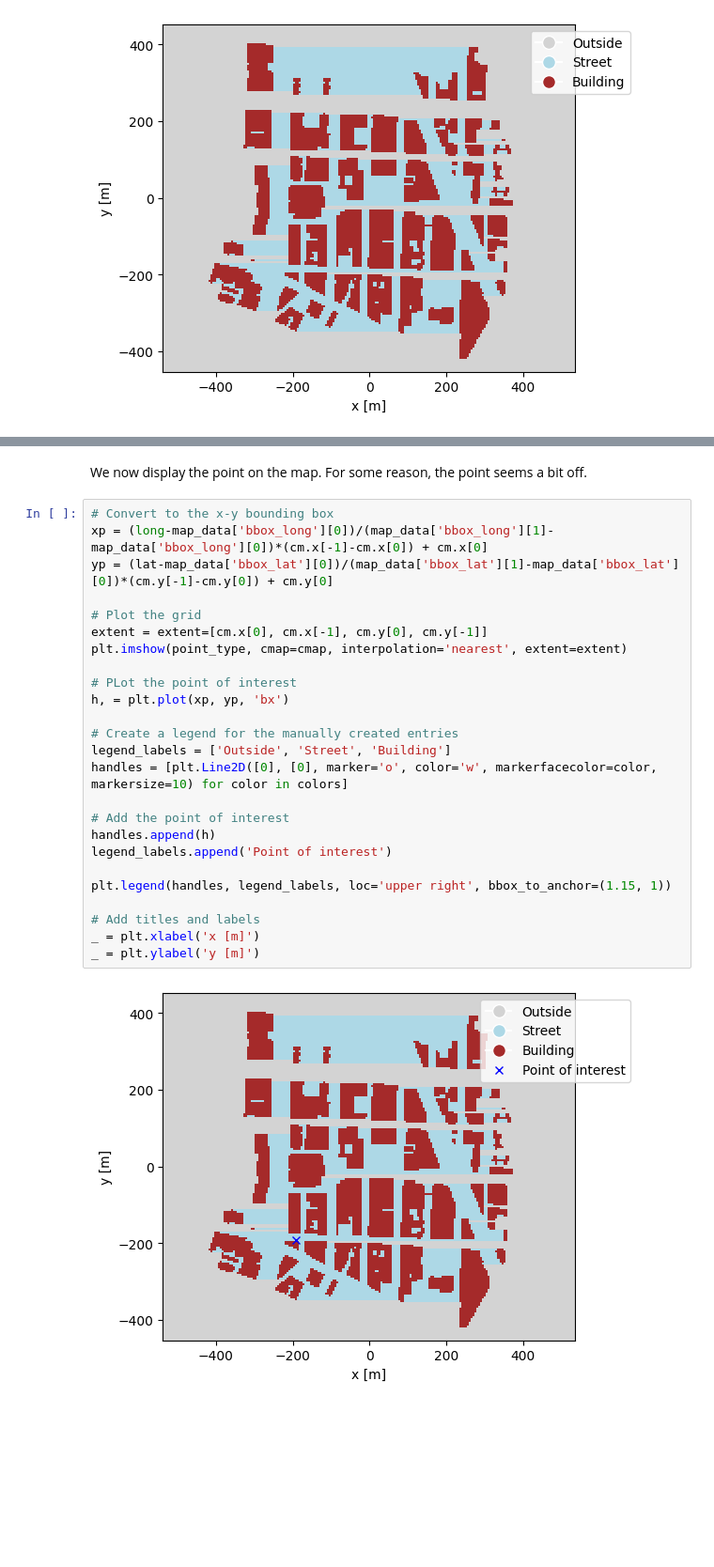
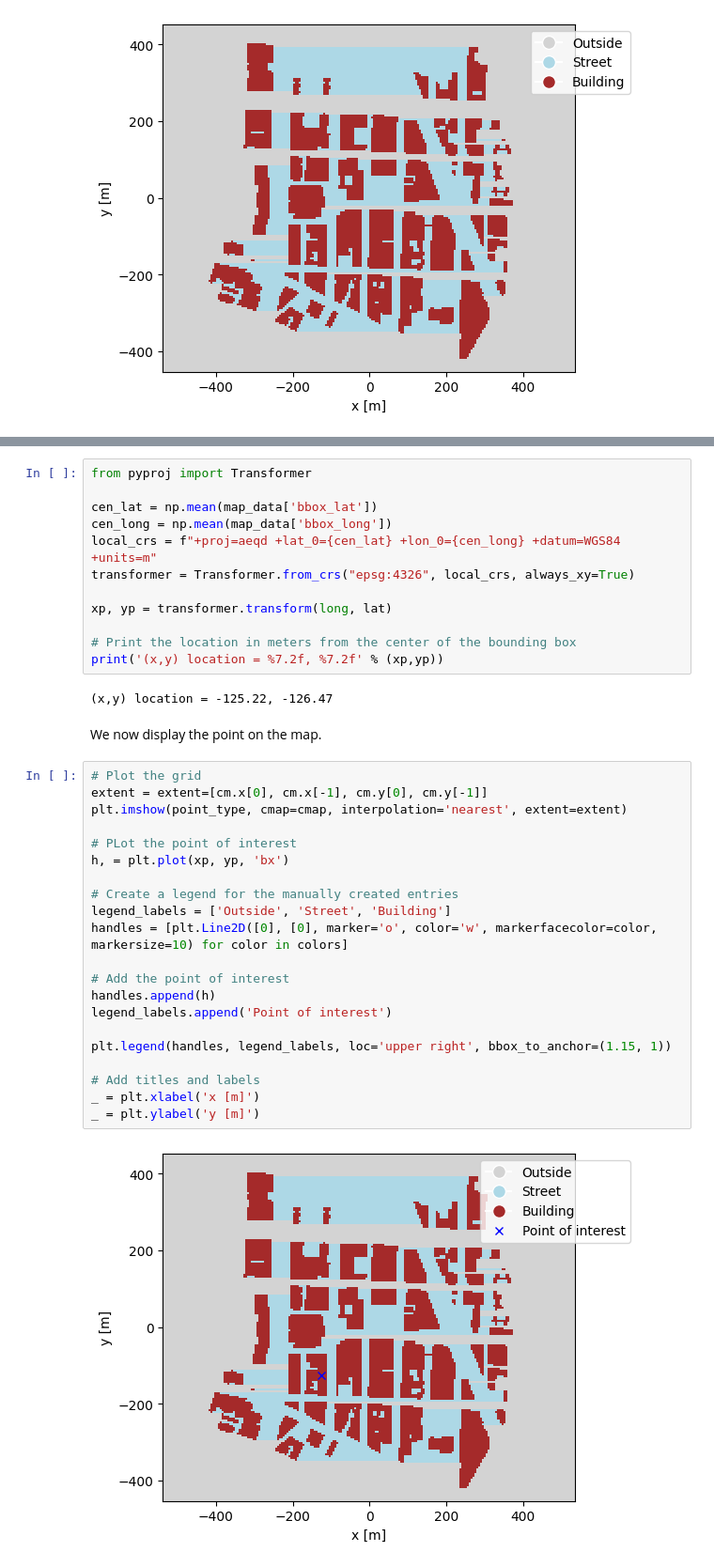
Before and after one commit to sdrangan/wirelesscomm, a Jupyter notebook: docs/geodemo/demo_scenegen.ipynb, the cells around one changed output, grey strips where cells are left out. Shown: that part at 94% size. Drawn from its saved outputs; the diff is of its cells as text; blank space fills up the shorter version.

Commit message:
Corrected the coordinate transformation

```diff
--- a/docs/geodemo/demo_scenegen.ipynb
+++ b/docs/geodemo/demo_scenegen.ipynb
@@ -220,29 +226,39 @@ long = -73.987561
+# %%
+from pyproj import Transformer
+
+cen_lat = np.mean(map_data['bbox_lat'])
+cen_long = np.mean(map_data['bbox_long'])
+local_crs = f"+proj=aeqd +lat_0={cen_lat} +lon_0={cen_long} +datum=WGS84 +units=m"
+transformer = Transformer.from_crs("epsg:4326", local_crs, always_xy=True)
+
+xp, yp = transformer.transform(long, lat)
+
+# Print the location in meters from the center of the bounding box
+print('(x,y) location = %7.2f, %7.2f' % (xp,yp))
+# %% [output]
+(x,y) location = -125.22, -126.47
 # %% [markdown]
-We now display the point on the map.  For some reason, the point seems a bit off.
+We now display the point on the map.
 # %%
-# Convert to the x-y bounding box
-xp = (long-map_data['bbox_long'][0])/(map_data['bbox_long'][1]-map_data['bbox_long'][0])*(cm.x[-1]-cm.x[0]) + cm.x[0]
-yp = (lat-map_data['bbox_lat'][0])/(map_data['bbox_lat'][1]-map_data['bbox_lat'][0])*(cm.y[-1]-cm.y[0]) + cm.y[0]
-
 # Plot the grid
 extent = extent=[cm.x[0], cm.x[-1], cm.y[0], cm.y[-1]]
 plt.imshow(point_type, cmap=cmap, interpolation='nearest', extent=extent)
 
 # PLot the point of interest
 h, = plt.plot(xp, yp, 'bx')
 
 # Create a legend for the manually created entries
 legend_labels = ['Outside', 'Street', 'Building']
 handles = [plt.Line2D([0], [0], marker='o', color='w', markerfacecolor=color, markersize=10) for color in colors]
 
 # Add the point of interest
 handles.append(h)
 legend_labels.append('Point of interest')
 
 plt.legend(handles, legend_labels, loc='upper right', bbox_to_anchor=(1.15, 1))
 
 # Add titles and labels
 _ = plt.xlabel('x [m]')
 _ = plt.ylabel('y [m]')
 # %% [output]
-[figure, old version]
+[figure, new version]
```
Also changed, not shown: parts of 5 cells of this notebook.
